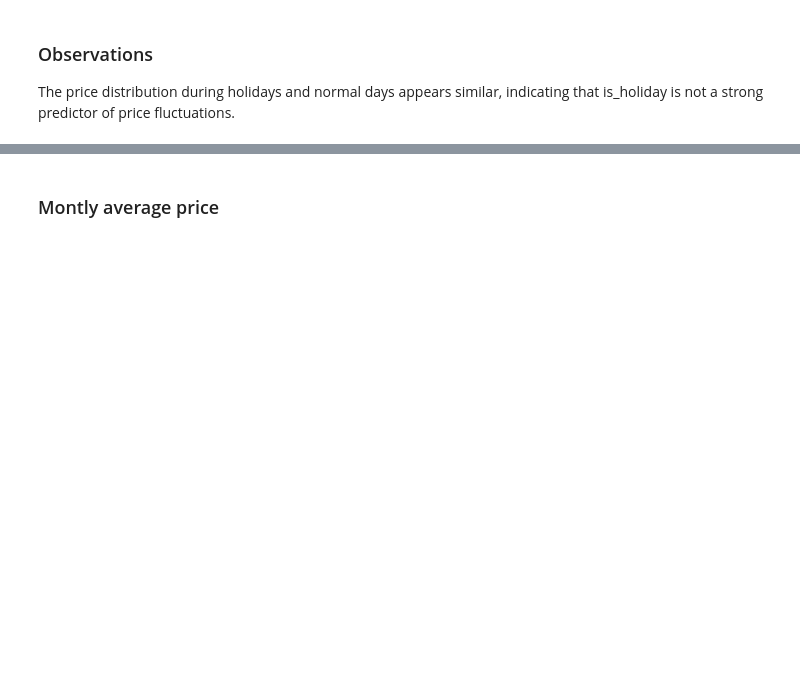
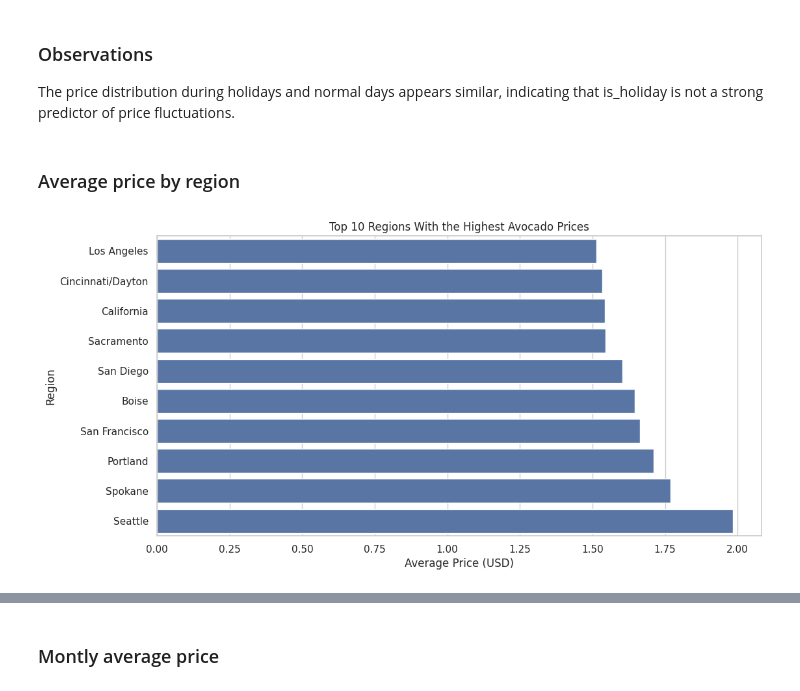
Before and after one commit to naivebird/hass-avocado-price-prediction, a Jupyter notebook: src/hass_avocado_price_prediction.ipynb, the cells around one changed output, grey strips where cells are left out. Saved outputs shown, nothing was run; the diff lists cells and outputs as text; code cells hidden in the pictures; blank space fills up the shorter version.

```diff
--- a/src/hass_avocado_price_prediction.ipynb
+++ b/src/hass_avocado_price_prediction.ipynb
@@ -292,3 +292,15 @@ plt.show()
 The price distribution during holidays and normal days appears similar, indicating that is_holiday is not a strong predictor of price fluctuations.
 # %%
 df.drop(columns=["is_holiday"], inplace=True)
+# %% [markdown]
+### Average price by region
+# %%
+price_by_region = df.groupby("region")["average_selling_price"].mean().reset_index().sort_values('average_selling_price')
+plt.figure(figsize=(12, 6))
+sns.barplot(data=price_by_region[-10:], x="average_selling_price", y="region", orient = 'h')
+plt.xlabel('Average Price (USD)')
+plt.ylabel('Region')
+plt.title('Top 10 Regions With the Highest Avocado Prices')
+plt.show()
+# %% [output]
+[figure, added]
```
Also changed, not shown: parts of 12 cells of this notebook, 3 other files.
